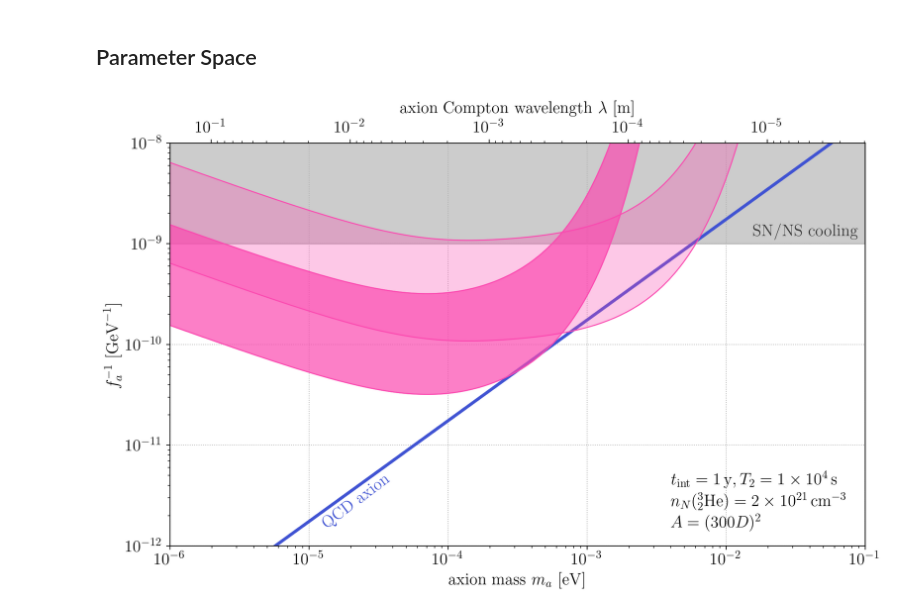
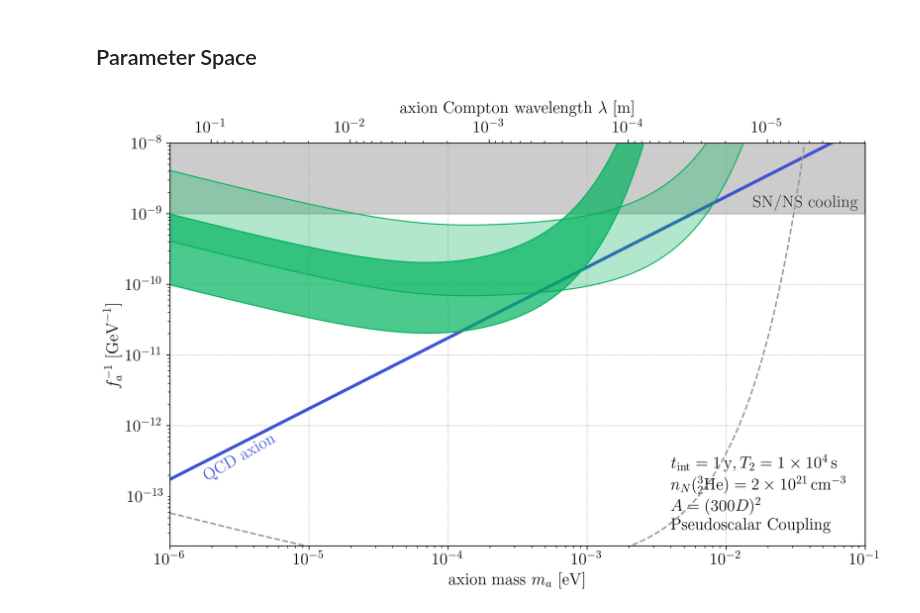
Before and after one commit to kenvantilburg/ferroaxionic-effect, a Jupyter notebook: code/sensitivity.ipynb, the cells around one changed output. Drawn from its saved outputs; the diff is of its cells as text; code cells hidden in the pictures.

```diff
--- a/code/sensitivity.ipynb
+++ b/code/sensitivity.ipynb
@@ -160,15 +165,20 @@ def fn_fa_2_inv_sens_dip(m,D,h,n_N,P_nuc,c_aNN,T_2,n_N_det,vol):
 def fn_fa_2_inv_sens_mon_SQUID(m,D,h,rho_S,P_nuc,c_aNN,T_2,n_N_det,vol):
     """Return 1/f_a^2 sensitivity for Schiff monopole - dipole interaction"""
     return fn_fa(m)**-2 * np.sqrt(fn_S_Squid(m) / t_int) / fn_Omega_slab_mon(m,D,h,rho_S,P_nuc,c_aNN)
+
 def fn_fa_2_inv_sens_mon_mqm_SQUID(m,D,h,rho_M,c_aNN,T_2,n_N_det,vol):
     """Return 1/f_a^2 sensitivity for MQM monopole - dipole interaction"""
     return fn_fa(m)**-2 * np.sqrt(fn_S_Squid(m) / t_int) / fn_Omega_slab_mon_mqm(m,D,h,rho_M,c_aNN)
+
+def fn_fa_2_inv_sens_dip_SQUID(m,D,h,n_N,P_nuc,c_aNN,T_2,n_N_det,vol):
+    """Return 1/f_a^2 sensitivity for Schiff monopole - dipole interaction"""
+    return fn_fa(m)**-2 * np.sqrt(fn_S_Squid(m) / t_int) / fn_Omega_slab_dip(m,D,h,n_N,P_nuc,c_aNN)
 # %%
 colors = [(64, 83, 211), (221, 179, 16), (181, 29, 20), (0, 190, 255), (251, 73, 176), (0, 178, 93), (202, 202, 202)]
 ncolors = [(r * 1/255, g * 1/255, b * 1/255) for r, g, b in colors] #normalized colors
 # %%
 fig, ax = plt.subplots(1,1,figsize=(12,7))
-ax.set_xscale('log'); ax.set_yscale('log'); ax.set_xlim(1e-6,1e-1); ax.set_ylim(1e-12,1e-8)
+ax.set_xscale('log'); ax.set_yscale('log'); ax.set_xlim(1e-6,1e-1); ax.set_ylim(2e-14,1e-8)
 ax_top = ax.twiny();  ax_top.set_xlim(ax.get_xlim()); ax_top.set_xscale('log');
 ax.yaxis.tick_left()
 ax.yaxis.set_label_position("left")
@@ -186,43 +196,47 @@ ax_top.set_xticks(ticks_top_major,minor=False); ax_top.set_xticklabels(['$10^{-1
 ax.plot(vec_ma/eV,1/fn_fa(vec_ma)*GeV,color=ncolors[0],lw=3);
 ax.fill_between(vec_ma/eV,1e-9,1e-5,color=(0,0,0,0.2))
 ax.tick_params(axis='both', which='both', labelsize=16)
 ax_top.tick_params(axis='both', which='both', labelsize=16)
 
 y_values_1 = []
 y_values_2 = []
 alphas = [0.3, 0.7]
 
 for i_D, D in enumerate(vec_D):
     vol = D**3 * vec_aspect[i_D]**2
-    y1 = GeV * np.sqrt(fn_fa_2_inv_sens_dip(vec_ma, D, h, Np.n_N, P_nuc, c_aNN, T_2, n_N_det, vol))
+    y1 = GeV * np.sqrt(fn_fa_2_inv_sens_dip(vec_ma, D, h, Eu.n_N, P_nuc, c_aNN, T_2, n_N_det, vol))
     y_values_1.append(y1)
-    plt.plot(vec_ma / eV, y1, lw=1, color=ncolors[4], label=vec_label[i_D] + ', dipole' + ', $c_N=1$')
+    plt.plot(vec_ma / eV, y1, lw=1, color=ncolors[5], label=vec_label[i_D] + ', dipole' + ', $c_N=1$')
 
 for i_D, D in enumerate(vec_D):
     vol = D**3 * vec_aspect[i_D]**2
-    y2 = GeV * np.sqrt(fn_fa_2_inv_sens_dip(vec_ma, D, h, Np.n_N, P_nuc, c_aNN2, T_2, n_N_det, vol))
+    y2 = GeV * np.sqrt(fn_fa_2_inv_sens_dip(vec_ma, D, h, Eu.n_N, P_nuc, c_aNN2, T_2, n_N_det, vol))
     y_values_2.append(y2)
-    plt.plot(vec_ma / eV, y2, lw=1, color=ncolors[4], label=vec_label[i_D] + ', dipole' + ', $c_N=0.1$')
+    plt.plot(vec_ma / eV, y2, lw=1, color=ncolors[5], label=vec_label[i_D] + ', dipole' + ', $c_N=0.1$')
 
 for i_D in range(len(vec_D)):
-     plt.fill_between(vec_ma / eV, y_values_1[i_D], y_values_2[i_D], color=ncolors[4], alpha=alphas[i_D])
+     plt.fill_between(vec_ma / eV, y_values_1[i_D], y_values_2[i_D], color=ncolors[5], alpha=alphas[i_D])
 
 
-ax.text(4e-5,5.5e-12,'QCD axion',ha='right',va='top',color=ncolors[0],rotation=37,  fontsize=16);
+plt.plot(vec_ma/eV,GeV*np.sqrt(fn_fa_2_inv_sens_dip_SQUID(vec_ma,vec_D[0],h, Eu.n_N, P_nuc, c_aNN2, T_2, n_N_det, vol)),
+               color=(0.6, 0.6, 0.6), label=vec_label[0]+', SQUID limit', linestyle='dashed')
+
+ax.text(6e-6,8.5e-13,'QCD axion',ha='right',va='top',color=ncolors[0],rotation=30,fontsize=16);
 ax.text(9e-2,1.1e-9,'SN/NS cooling',ha='right',va='bottom',color=(0.2,0.2,0.2),rotation=0, fontsize=16);
-ax.text(0.4e-2,2**(3.2)*6e-13,r'$t_\mathrm{int} = 1\,\mathrm{y}, T_2 = 1 \times 10^4\,\mathrm{s}$',va='top',  fontsize=16)
-ax.text(0.4e-2,2**(2.5)*6e-13,r'$n_N({{}^{3}_2\mathrm{He}}) = 2 \times 10^{21} \, \mathrm{cm}^{-3}$',va='top',  fontsize=16)
-ax.text(0.4e-2,2**(1.8)*6e-13,r'$A = (300 D)^2$',va='top',  fontsize=16)
+ax.text(0.4e-2,2**(3.7)*3e-14,r'$t_\mathrm{int} = 1\,\mathrm{y}, T_2 = 1 \times 10^4\,\mathrm{s}$',va='top',  fontsize=16)
+ax.text(0.4e-2,2**(2.7)*3e-14,r'$n_N({{}^{3}_2\mathrm{He}}) = 2 \times 10^{21} \, \mathrm{cm}^{-3}$',va='top',  fontsize=16)
+ax.text(0.4e-2,2**(1.7)*3e-14,r'$A = (300 D)^2$',va='top',  fontsize=16)
+ax.text(0.4e-2,2**(0.7)*3e-14,r'Pseudoscalar Coupling',va='top',fontsize=16)
 #ax.text(0.8e-2,2**(1)*1e-12,r'${}^{235}_{92}\mathrm{U}$ source mass',va='top',  fontsize=16)
 
 #handles, labels = plt.gca().get_legend_handles_labels()
 #order = [0,1,2,3]
 #legend = ax.legend([handles[idx] for idx in order],[labels[idx] for idx in order],fontsize=12,loc='upper left', ncol=2, framealpha=1.0);
 
 file_path = dir_fig + "dipole-dipole.pdf"
 plt.savefig(file_path)
 # %% [output]
-[figure, old version]
+[figure, new version]
 # %%
 fig, ax = plt.subplots(1,1,figsize=(12,7))
 ax.set_xscale('log'); ax.set_yscale('log'); ax.set_xlim(1e-6,1e-1); ax.set_ylim(2e-14,1e-8)
```
Also changed, not shown: parts of 4 cells of this notebook.
